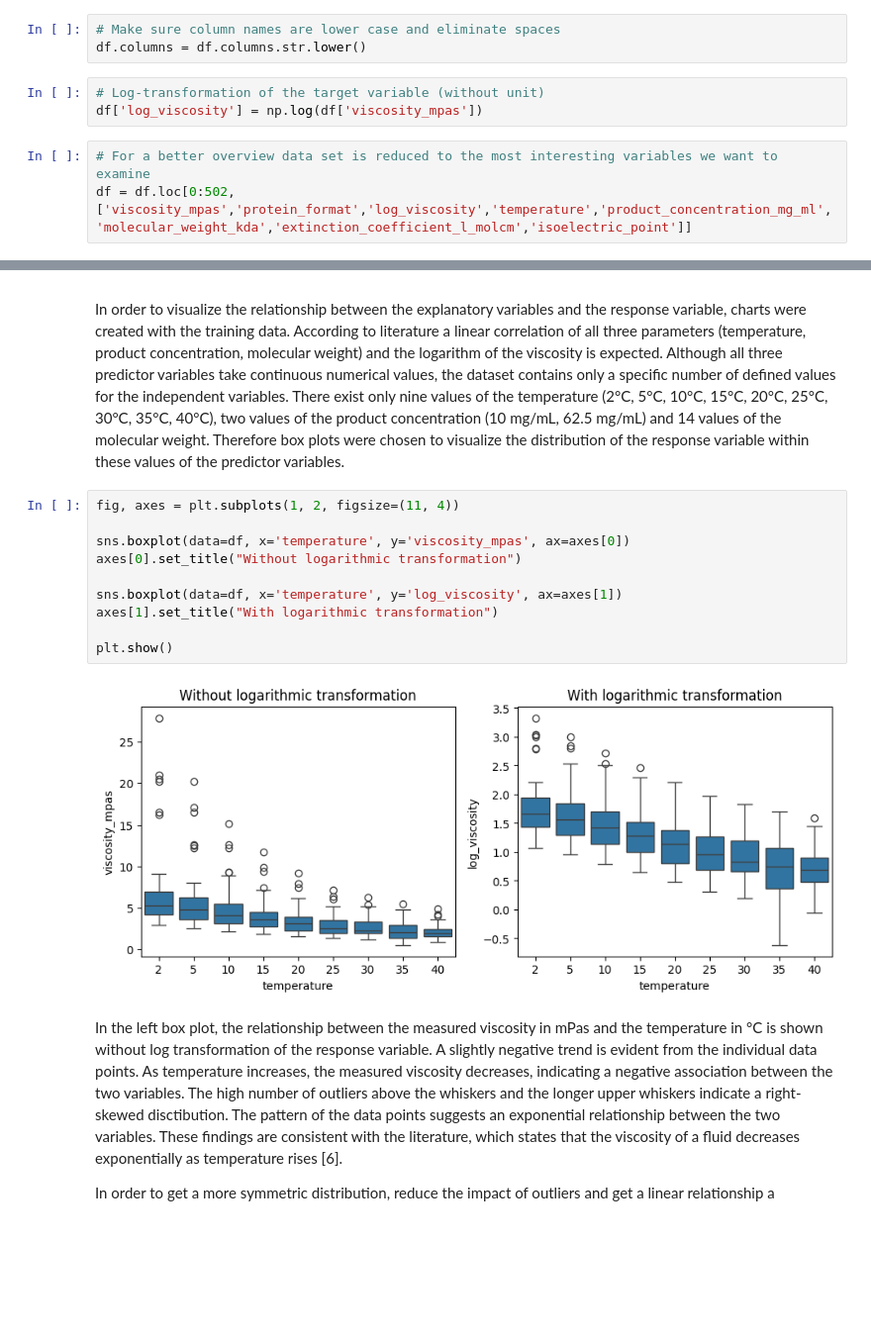
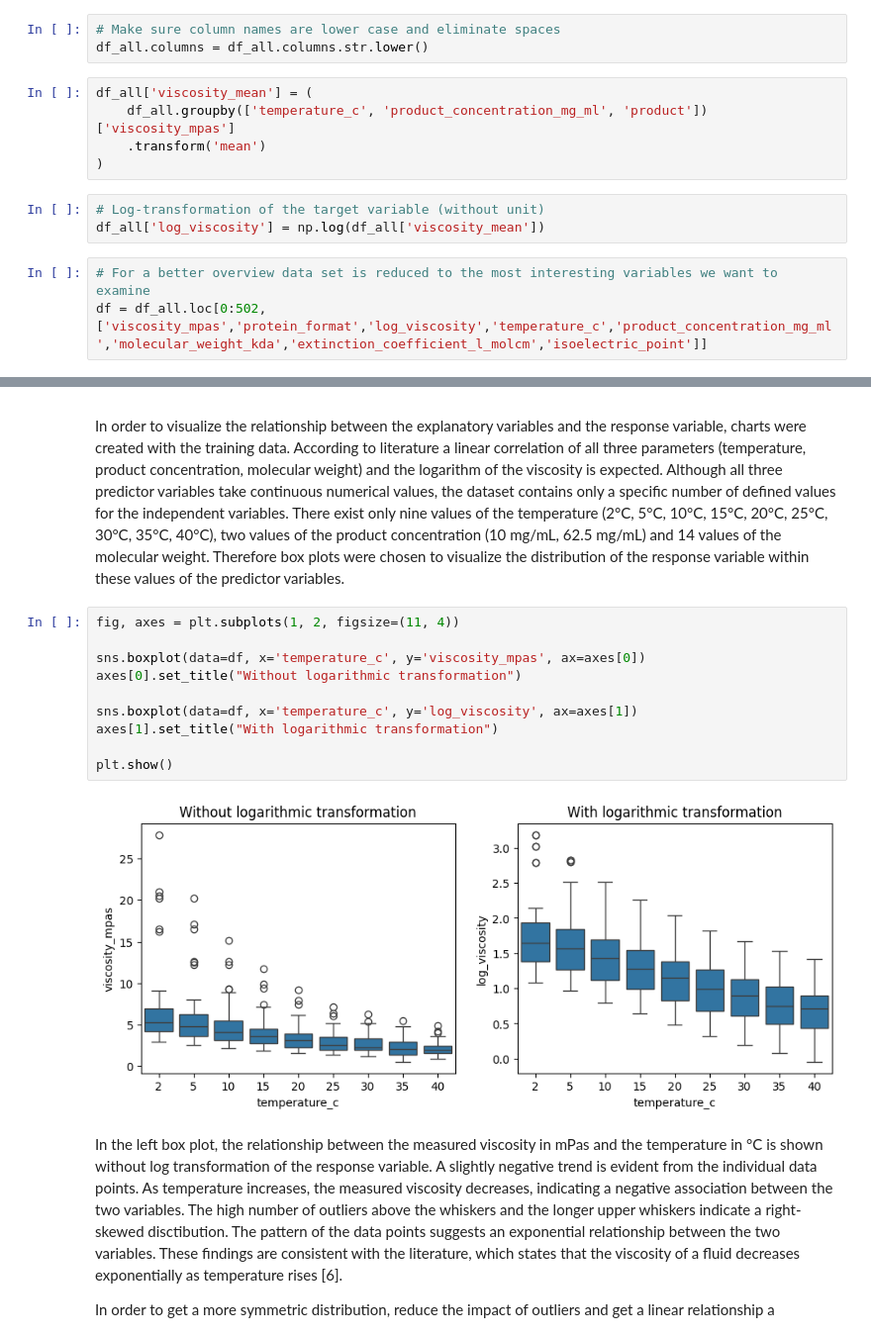
Before and after one commit to hempelt/project, a Jupyter notebook: reports/report.ipynb, the cells around one changed output, grey strips where cells are left out. Shown: that part at 99% size. Saved outputs shown, nothing was run; the diff lists cells and outputs as text; blank space fills up the shorter version.

Commit message:
remove standardization, test aggregated values, change name of attribute temperature in data source

```diff
--- a/reports/report.ipynb
+++ b/reports/report.ipynb
@@ -121,9 +123,14 @@ df['protein_format'] = pd.Categorical(df['protein_format'])
 # %%
 # Make sure column names are lower case and eliminate spaces
-df.columns = df.columns.str.lower()
+df_all.columns = df_all.columns.str.lower()
+# %%
+df_all['viscosity_mean'] = (
+    df_all.groupby(['temperature_c', 'product_concentration_mg_ml', 'product'])['viscosity_mpas']
+    .transform('mean')
+)
 # %%
 # Log-transformation of the target variable (without unit)
-df['log_viscosity'] = np.log(df['viscosity_mpas'])
+df_all['log_viscosity'] = np.log(df_all['viscosity_mean'])
 # %%
 # For a better overview data set is reduced to the most interesting variables we want to examine
-df = df.loc[0:502,['viscosity_mpas','protein_format','log_viscosity','temperature','product_concentration_mg_ml','molecular_weight_kda','extinction_coefficient_l_molcm','isoelectric_point']]
+df = df_all.loc[0:502,['viscosity_mpas','protein_format','log_viscosity','temperature_c','product_concentration_mg_ml','molecular_weight_kda','extinction_coefficient_l_molcm','isoelectric_point']]
@@ -149,15 +170,15 @@ In order to visualize the relationship between the explanatory variables and the
 # %%
 fig, axes = plt.subplots(1, 2, figsize=(11, 4))
 
-sns.boxplot(data=df, x='temperature', y='viscosity_mpas', ax=axes[0])
+sns.boxplot(data=df, x='temperature_c', y='viscosity_mpas', ax=axes[0])
 axes[0].set_title("Without logarithmic transformation")
 
-sns.boxplot(data=df, x='temperature', y='log_viscosity', ax=axes[1])
+sns.boxplot(data=df, x='temperature_c', y='log_viscosity', ax=axes[1])
 axes[1].set_title("With logarithmic transformation")
 
 plt.show()
 # %% [output]
-[figure, old version]
+[figure, new version]
 # %% [markdown]
 In the left box plot, the relationship between the measured viscosity in mPas and the temperature in °C is shown without log transformation of the response variable. A slightly negative trend is evident from the individual data points. As temperature increases, the measured viscosity decreases, indicating a negative association between the two variables. The high number of outliers above the whiskers and the longer upper whiskers indicate a right-skewed disctibution. The pattern of the data points suggests an exponential relationship between the two variables. These findings are consistent with the literature, which states that the viscosity of a fluid decreases exponentially as temperature rises [6].
 
```
Also changed, not shown: parts of 34 cells of this notebook, 3 other files.
